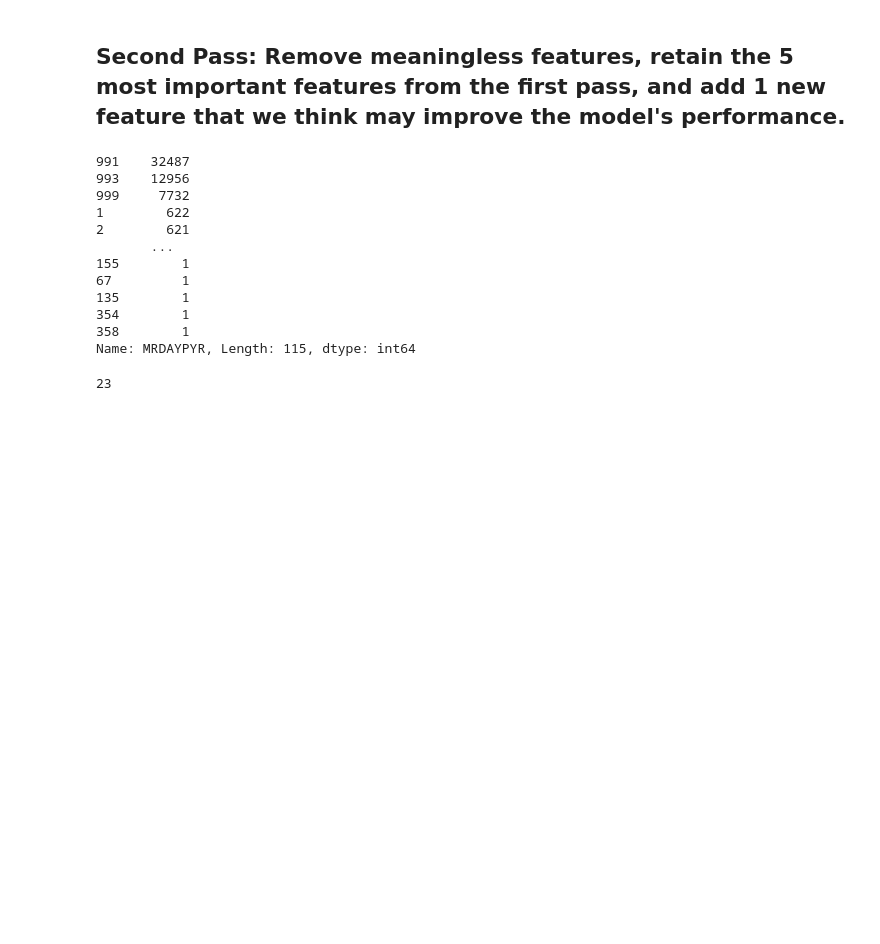
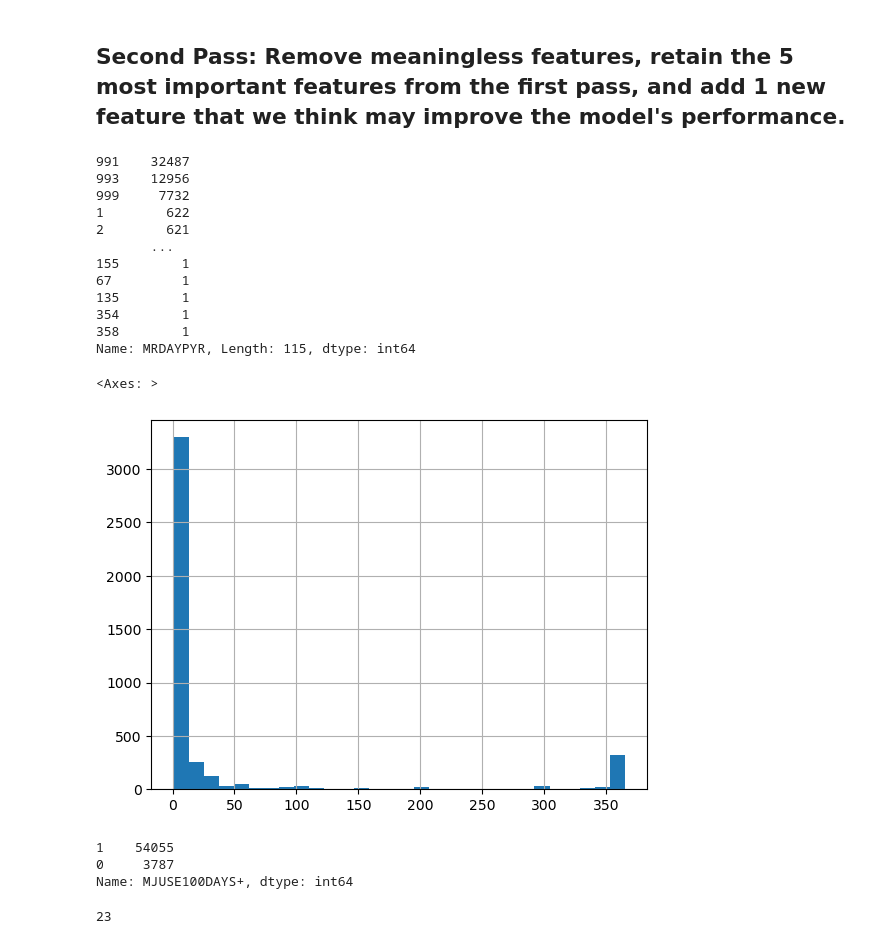
Before and after one commit to melissaprax/substance-use-mental-illness-analysis, a Jupyter notebook: starter.ipynb, the cells around one changed output. Cells and saved outputs as stored; diff of their text form; code cells hidden in the pictures; blank space fills up the shorter version.

```diff
--- a/starter.ipynb
+++ b/starter.ipynb
@@ -637,3 +651,24 @@ data.MRDAYPYR.value_counts()
 354        1
 358        1
 Name: MRDAYPYR, Length: 115, dtype: int64
+# %%
+# Filter MRDAYPYR to values less than 366
+mj_use_last_year = data[data['MRDAYPYR'] < 366]
+
+# Plot histogram of MJ use in last year
+mj_use_last_year['MRDAYPYR'].hist(bins=30)
+# %% [output]
+<Axes: >
+[figure, added]
+# %%
+# q: How would we like to group this data?
+
+# Create a new binary variable called MJUSE100DAYS+ for all individuals who used MJ for 100 days or more in the past year
+df['MJUSE100DAYS+'] = np.where(df['MRDAYPYR'] >= 100, 1, 0)
+
+# Inspect value_counts() of MJUSE100DAYS+
+df['MJUSE100DAYS+'].value_counts()
+# %% [output]
+1    54055
+0     3787
+Name: MJUSE100DAYS+, dtype: int64
```
Also changed, not shown: parts of 3 cells of this notebook.
